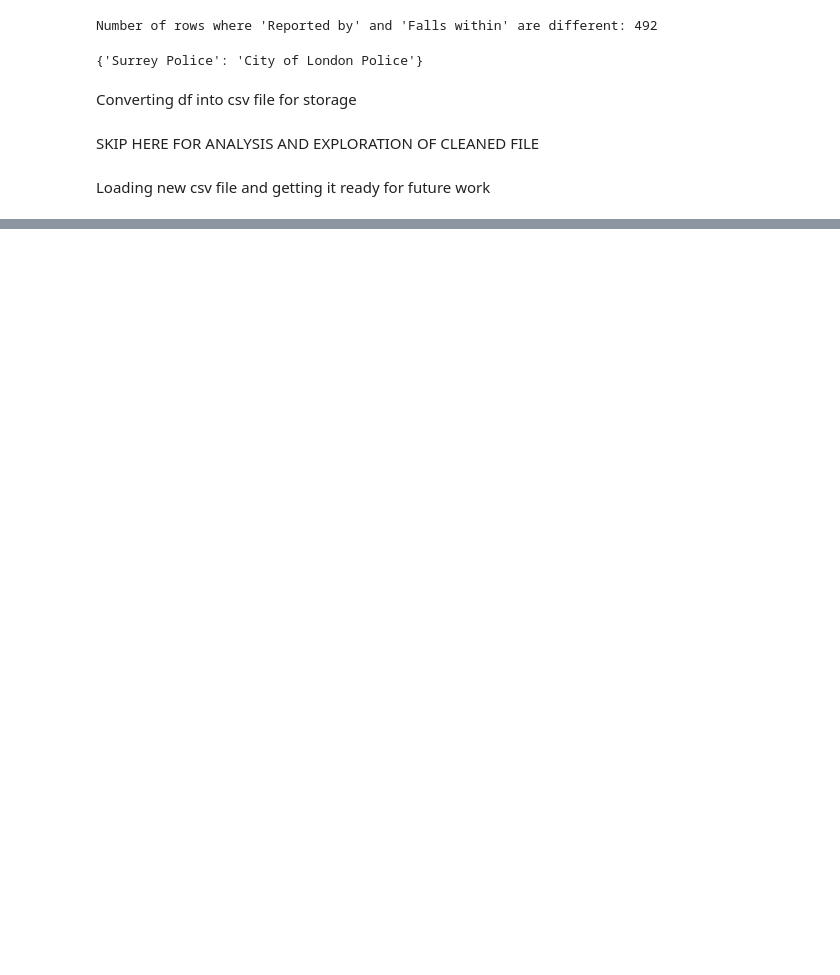
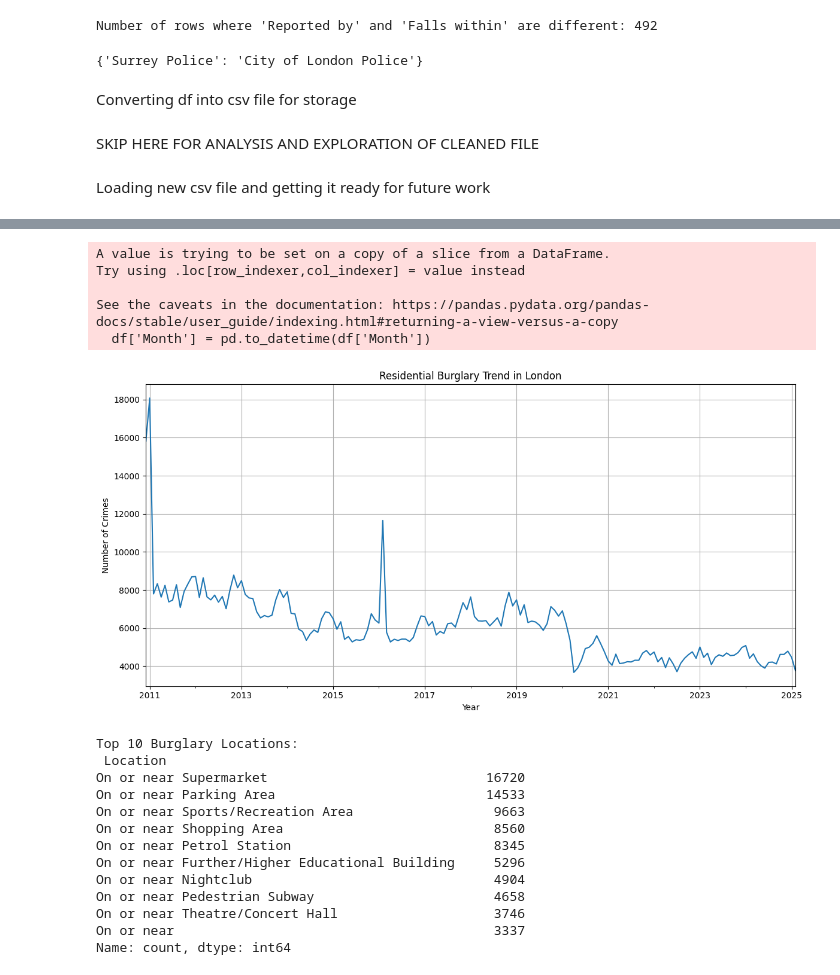
Before and after one commit to andreiispir/4CBLW00-20-MD-CBL, a Jupyter notebook: data_exploration.ipynb, the cells around one changed output, grey strips where cells are left out. Saved outputs shown, nothing was run; the diff lists cells and outputs as text; code cells hidden in the pictures; blank space fills up the shorter version.

Commit message:
Analysis Graphs

```diff
--- a/data_exploration.ipynb
+++ b/data_exploration.ipynb
@@ -174,3 +176,39 @@ df.head()
 | 2 | 2010-12 | British Transport Police | 0.165776 | 51.5442 | On or near Dagenham East | E01000036 | Violent crime |
 | 3 | 2010-12 | British Transport Police | 0.165776 | 51.5442 | On or near Dagenham East | E01000036 | Violent crime |
 | 4 | 2010-12 | British Transport Police | 0.165776 | 51.5442 | On or near Dagenham East | E01000036 | Violent crime |
+# %%
+df['Month'] = pd.to_datetime(df['Month'])
+df_burglary = df[df['Crime type'] == 'Burglary']
+monthly_trend = df_burglary.groupby(df_burglary['Month'].dt.to_period('M')).size()
+
+# Plot the burglary trend
+monthly_trend.plot(kind='line', title='Residential Burglary Trend in London', figsize=(12, 6))
+plt.xlabel('Year')
+plt.ylabel('Number of Crimes')
+plt.grid(True)
+plt.tight_layout()
+plt.show()
+
+# Optional: Group by Location to find hotspots
+top_locations = df_burglary['Location'].value_counts().head(10)
+print("Top 10 Burglary Locations:\n", top_locations)
+# %% [output]
+A value is trying to be set on a copy of a slice from a DataFrame.
+Try using .loc[row_indexer,col_indexer] = value instead
+
+See the caveats in the documentation: https://pandas.pydata.org/pandas-docs/stable/user_guide/indexing.html#returning-a-view-versus-a-copy
+  df['Month'] = pd.to_datetime(df['Month'])
+[figure, added]
+Top 10 Burglary Locations:
+ Location
+On or near Supermarket                            16720
+On or near Parking Area                           14533
+On or near Sports/Recreation Area                  9663
+On or near Shopping Area                           8560
+On or near Petrol Station                          8345
+On or near Further/Higher Educational Building     5296
+On or near Nightclub                               4904
+On or near Pedestrian Subway                       4658
+On or near Theatre/Concert Hall                    3746
+On or near                                         3337
+Name: count, dtype: int64
```
Also changed, not shown: parts of 3 cells of this notebook.
